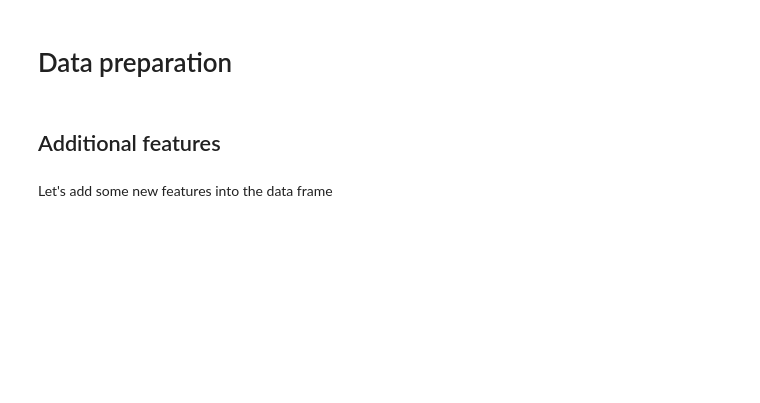
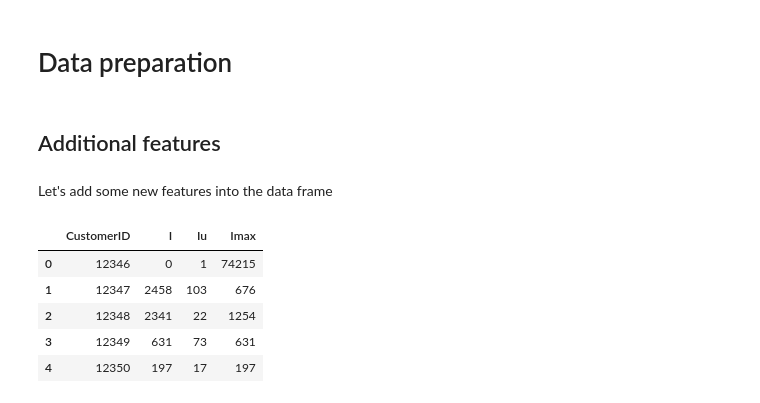
Before and after one commit to adettori/Data-Mining-DM-2020-project, a Jupyter notebook: dm2020-project-notebook.ipynb, the cells around one changed output. Cells and saved outputs as stored; diff of their text form; code cells hidden in the pictures; blank space fills up the shorter version.

```diff
--- a/dm2020-project-notebook.ipynb
+++ b/dm2020-project-notebook.ipynb
@@ -519,0 +490,23 @@ aux_df
+# %%
+unq_cust_id = df["CustomerID"].sort_values().unique()[0:-1] #Remove NaN value, last value
+cust_df = pd.DataFrame(data=unq_cust_id, columns=["CustomerID"]) #Dataframe containing customer features
+
+
+IFeature = df.groupby(["CustomerID"]).Qta.sum()
+cust_df = cust_df.merge(IFeature, on="CustomerID").rename(columns={"Qta":"I"})
+
+IuFeature = df.groupby(["CustomerID"]).ProdID.nunique()
+cust_df = cust_df.join(IuFeature, on="CustomerID").rename(columns={"ProdID":"Iu"})
+
+BasketIDQtaSum= df.groupby(["CustomerID", "BasketID"]).Qta.sum()
+ImaxFeature = BasketIDQtaSum.groupby(["CustomerID"]).max()
+cust_df = cust_df.join(ImaxFeature, on="CustomerID").rename(columns={"Qta":"Imax"})
+
+cust_df.head()
+# %% [output]
+|  | CustomerID | I | Iu | Imax |
+| 0 | 12346 | 0 | 1 | 74215 |
+| 1 | 12347 | 2458 | 103 | 676 |
+| 2 | 12348 | 2341 | 22 | 1254 |
+| 3 | 12349 | 631 | 73 | 631 |
+| 4 | 12350 | 197 | 17 | 197 |
```
Also changed, not shown: parts of 5 cells of this notebook.
